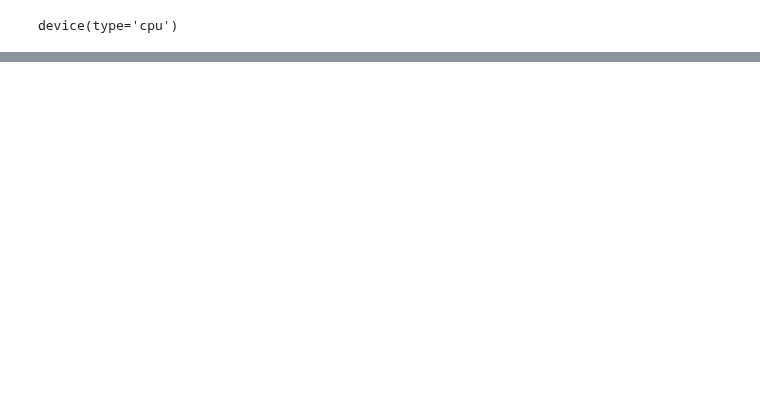
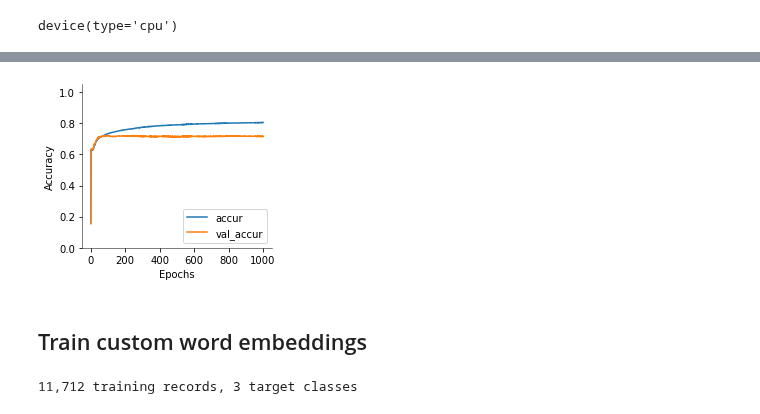
Before and after one commit to parrt/playdl, a Jupyter notebook: notebooks/self-attention.ipynb, the cells around one changed output, grey strips where cells are left out. Saved outputs shown, nothing was run; the diff lists cells and outputs as text; code cells hidden in the pictures; blank space fills up the shorter version.

```diff
--- a/notebooks/self-attention.ipynb
+++ b/notebooks/self-attention.ipynb
@@ -74,0 +316,6 @@ df
+# %%
+plot_accur(history)
+# %% [output]
+[figure, added]
+# %% [markdown]
+## Train custom word embeddings
@@ -74,0 +324,5 @@ df
+# %%
+n = len(X_train)
+print(f"{n:,d} training records, {nclasses} target classes")
+# %% [output]
+11,712 training records, 3 target classes
```
Also changed, not shown: parts of 57 cells of this notebook, 1 other file.
